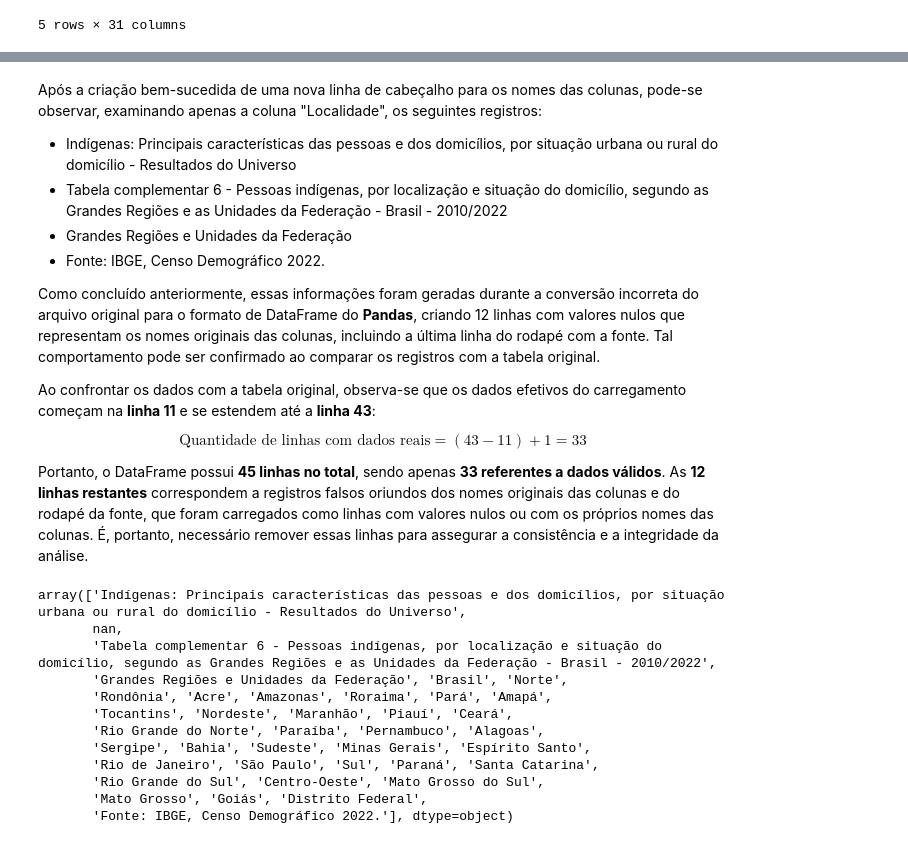
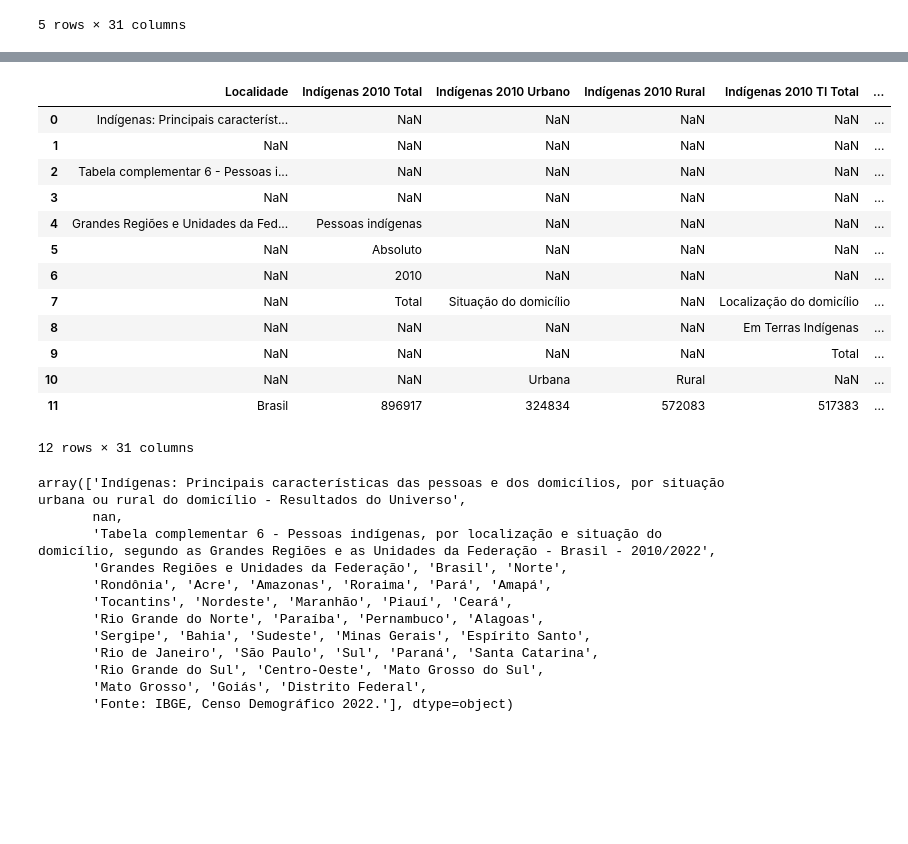
Before and after one commit to LUCASDNORONHA/exploracao-dados-indigenas-2010-2022, a Jupyter notebook: notebooks/01_preprocessing.ipynb, the cells around one changed output, grey strips where cells are left out. Cells and saved outputs as stored; diff of their text form; code cells hidden in the pictures; blank space fills up the shorter version.

```diff
--- a/notebooks/01_preprocessing.ipynb
+++ b/notebooks/01_preprocessing.ipynb
@@ -145,23 +145,23 @@ ajustar_nomes_colunas = [
 ]
 
 db.columns = ajustar_nomes_colunas
-# %% [markdown]
-Após a criação bem-sucedida de uma nova linha de cabeçalho para os nomes das colunas, pode-se observar, examinando apenas a coluna "Localidade", os seguintes registros:
-
-- Indígenas: Principais características das pessoas e dos domicílios, por situação urbana ou rural do domicílio - Resultados do Universo
-- Tabela complementar 6 - Pessoas indígenas, por localização e situação do domicílio, segundo as Grandes Regiões e as Unidades da Federação - Brasil - 2010/2022
-- Grandes Regiões e Unidades da Federação
-- Fonte: IBGE, Censo Demográfico 2022.
-
-Como concluído anteriormente, essas informações foram geradas durante a conversão incorreta do arquivo original para o formato de DataFrame do **Pandas**, criando 12 linhas com valores nulos que representam os nomes originais das colunas, incluindo a última linha do rodapé com a fonte. Tal comportamento pode ser confirmado ao comparar os registros com a tabela original.
-
-Ao confrontar os dados com a tabela original, observa-se que os dados efetivos do carregamento começam na **linha 11** e se estendem até a **linha 43**:
-
-$$
-\text{Quantidade de linhas com dados reais} = (43 - 11) + 1 = 33
-$$
-
-Portanto, o DataFrame possui **45 linhas no total**, sendo apenas **33 referentes a dados válidos**. As **12 linhas restantes** correspondem a registros falsos oriundos dos nomes originais das colunas e do rodapé da fonte, que foram carregados como linhas com valores nulos ou com os próprios nomes das colunas. É, portanto, necessário remover essas linhas para assegurar a consistência e a integridade da análise.
+# %%
+db.head(12) # Mostra as primeiras 12 linhas com os novos nomes das colunas
+# %% [output]
+|  | Localidade | Indígenas 2010 Total | Indígenas 2010 Urbano | Indígenas 2010 Rural | Indígenas 2010 TI Total | ... |
+| 0 | Indígenas: Principais característ... | NaN | NaN | NaN | NaN | ... |
+| 1 | NaN | NaN | NaN | NaN | NaN | ... |
+| 2 | Tabela complementar 6 - Pessoas i... | NaN | NaN | NaN | NaN | ... |
+| 3 | NaN | NaN | NaN | NaN | NaN | ... |
+| 4 | Grandes Regiões e Unidades da Fed... | Pessoas indígenas | NaN | NaN | NaN | ... |
+| 5 | NaN | Absoluto | NaN | NaN | NaN | ... |
+| 6 | NaN | 2010 | NaN | NaN | NaN | ... |
+| 7 | NaN | Total | Situação do domicílio | NaN | Localização do domicílio | ... |
+| 8 | NaN | NaN | NaN | NaN | Em Terras Indígenas | ... |
+| 9 | NaN | NaN | NaN | NaN | Total | ... |
+| 10 | NaN | NaN | Urbana | Rural | NaN | ... |
+| 11 | Brasil | 896917 | 324834 | 572083 | 517383 | ... |
+12 rows × 31 columns
 # %%
 db['Localidade'].unique() # Vacerificar valores únicos na coluna 'Localidade'
 # %% [output]
```
Also changed, not shown: parts of 5 cells of this notebook, 1 other file.
